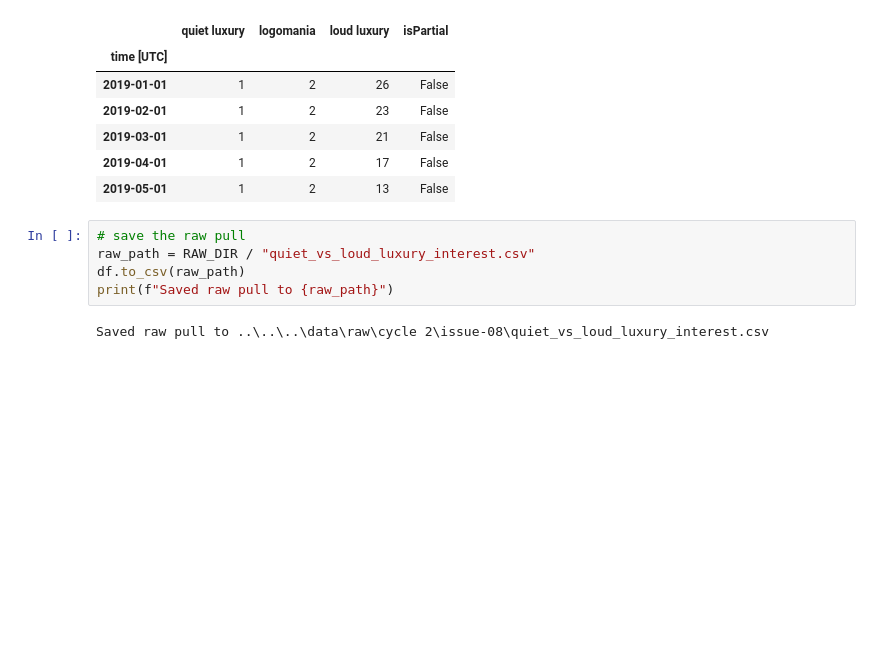
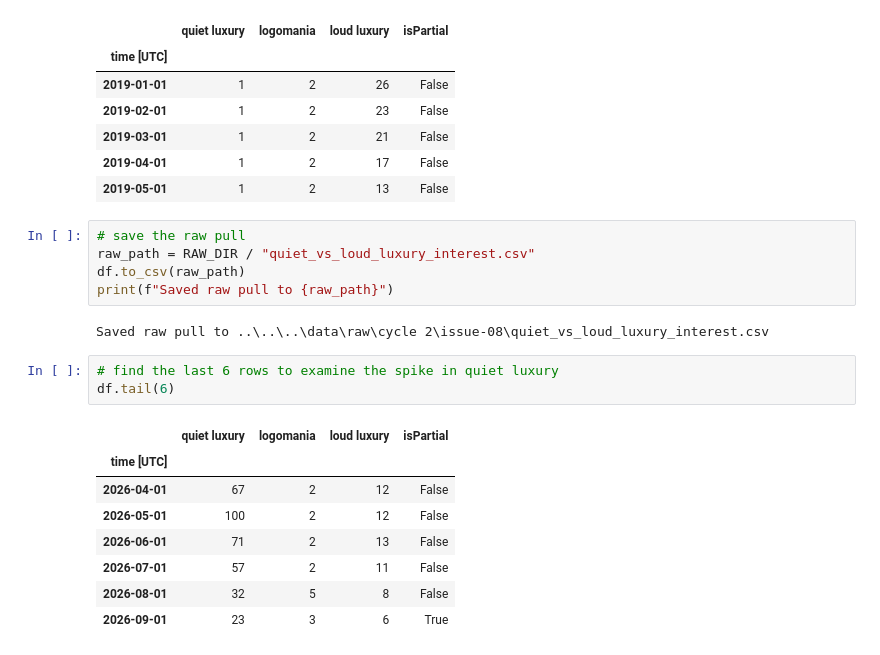
Before and after one commit to juvinciariadi/data-worn-thin.-, a Jupyter notebook: notebooks/cycle 2/issue-08/8.1-quiet-vs-loud-trendanal.ipynb, the cells around one changed output. Saved outputs shown, nothing was run; the diff lists cells and outputs as text; blank space fills up the shorter version.

```diff
--- a/notebooks/cycle 2/issue-08/8.1-quiet-vs-loud-trendanal.ipynb
+++ b/notebooks/cycle 2/issue-08/8.1-quiet-vs-loud-trendanal.ipynb
@@ -71,3 +69,15 @@ df.to_csv(raw_path)
 print(f"Saved raw pull to {raw_path}")
 # %% [output]
 Saved raw pull to ..\..\..\data\raw\cycle 2\issue-08\quiet_vs_loud_luxury_interest.csv
+# %%
+# find the last 6 rows to examine the spike in quiet luxury
+df.tail(6)
+# %% [output]
+|  | quiet luxury | logomania | loud luxury | isPartial |
+| time [UTC] |  |  |  |  |
+| 2026-04-01 | 67 | 2 | 12 | False |
+| 2026-05-01 | 100 | 2 | 12 | False |
+| 2026-06-01 | 71 | 2 | 13 | False |
+| 2026-07-01 | 57 | 2 | 11 | False |
+| 2026-08-01 | 32 | 5 | 8 | False |
+| 2026-09-01 | 23 | 3 | 6 | True |
```
Also changed, not shown: parts of 4 cells of this notebook.
